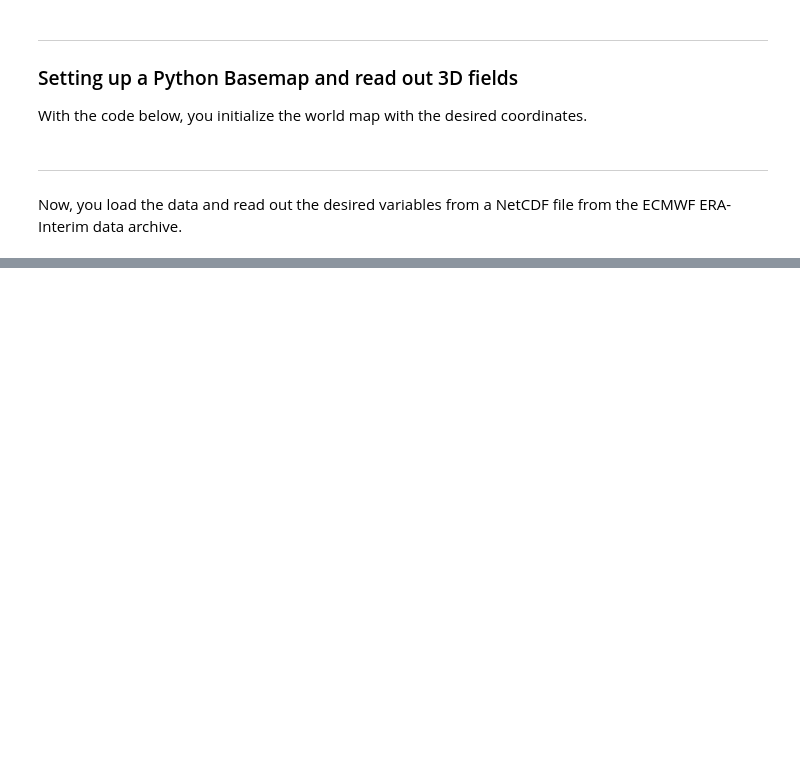
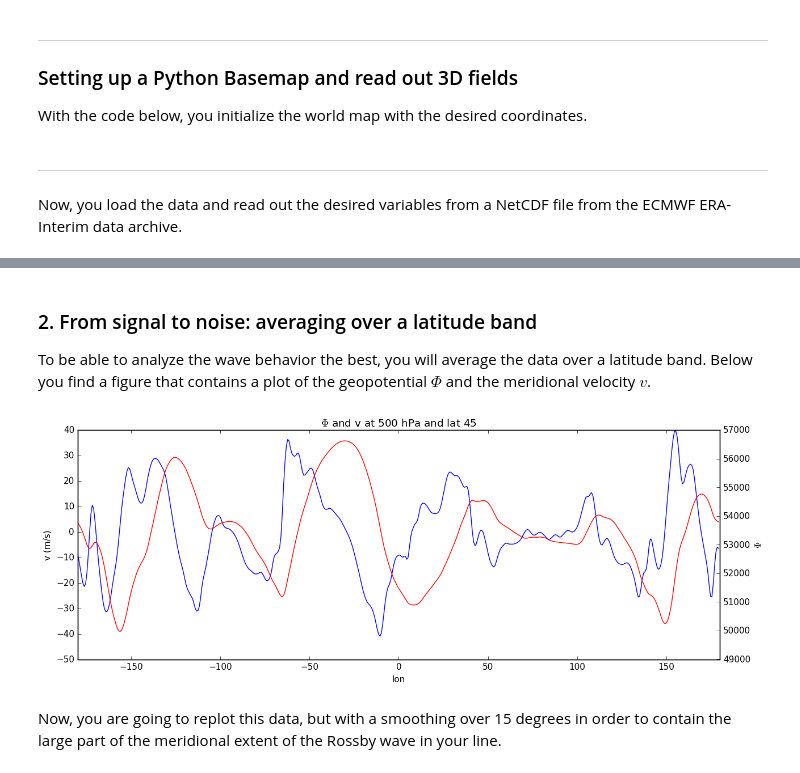
Before and after one commit to Chiil/dynamic_meteorology, a Jupyter notebook: Rossby waves.ipynb, the cells around one changed output, grey strips where cells are left out. Drawn from its saved outputs; the diff is of its cells as text; code cells hidden in the pictures; blank space fills up the shorter version.

Commit message:
Worked out first part of assignment.

```diff
--- a/Rossby waves.ipynb
+++ b/Rossby waves.ipynb
@@ -112,0 +125,24 @@ interact(plot_v_map, t=(0, 28.75, 0.25));
+# %% [markdown]
+### 2. From signal to noise: averaging over a latitude band
+To be able to analyze the wave behavior the best, you will average the data over a latitude band. Below you find a figure that contains a plot of the geopotential $\Phi$ and the meridional velocity $v$.
+# %%
+# Fill in below the latitude that you find most appropriate as the axis of the Rossby waves.
+# Choose a time step that you consider to have a clear signal.
+lat_axis = 45.
+nt = 0
+
+j_lat = get_lat_index(lat_axis)
+
+pl.plot(lon, v[nt,j_lat,:], 'b-')
+pl.xlabel('lon')
+pl.ylabel('v (m/s)')
+pl.twinx()
+pl.plot(lon, Phi[nt,j_lat,:], 'r-')
+pl.xlim(-180., 180)
+pl.ylabel('$\Phi$')
+pl.title('$\Phi$ and v at 500 hPa and lat {0:.0f}'.format(lat[j_lat]))
+pl.tight_layout()
+# %% [output]
+[figure, added]
+# %% [markdown]
+Now, you are going to replot this data, but with a smoothing over 15 degrees in order to contain the large part of the meridional extent of the Rossby wave in your line.
```
Also changed, not shown: parts of 15 cells of this notebook.
